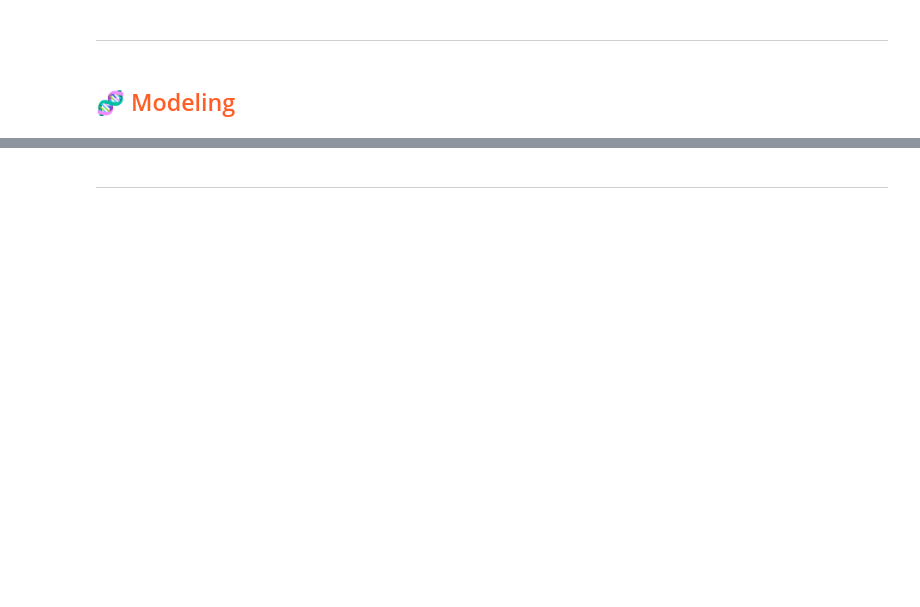
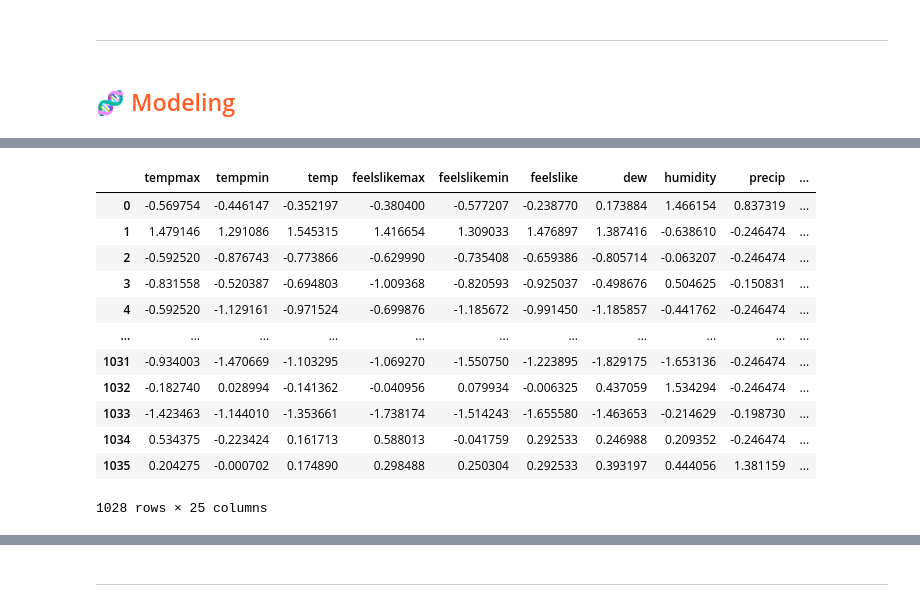
Before and after one commit to erno98/ID2223, a Jupyter notebook: air_quality/3_training.ipynb, the cells around one changed output, grey strips where cells are left out. Saved outputs shown, nothing was run; the diff lists cells and outputs as text; code cells hidden in the pictures; blank space fills up the shorter version.

```diff
--- a/air_quality/3_training.ipynb
+++ b/air_quality/3_training.ipynb
@@ -108,3 +74,19 @@ You should consider upgrading via the '/Users/arrade/.pyenv/versions/3.9.6/bin/p
+# %%
+X
+# %% [output]
+|  | tempmax | tempmin | temp | feelslikemax | feelslikemin | feelslike | dew | humidity | precip | ... |
+| 0 | -0.569754 | -0.446147 | -0.352197 | -0.380400 | -0.577207 | -0.238770 | 0.173884 | 1.466154 | 0.837319 | ... |
+| 1 | 1.479146 | 1.291086 | 1.545315 | 1.416654 | 1.309033 | 1.476897 | 1.387416 | -0.638610 | -0.246474 | ... |
+| 2 | -0.592520 | -0.876743 | -0.773866 | -0.629990 | -0.735408 | -0.659386 | -0.805714 | -0.063207 | -0.246474 | ... |
+| 3 | -0.831558 | -0.520387 | -0.694803 | -1.009368 | -0.820593 | -0.925037 | -0.498676 | 0.504625 | -0.150831 | ... |
+| 4 | -0.592520 | -1.129161 | -0.971524 | -0.699876 | -1.185672 | -0.991450 | -1.185857 | -0.441762 | -0.246474 | ... |
+| ... | ... | ... | ... | ... | ... | ... | ... | ... | ... | ... |
+| 1031 | -0.934003 | -1.470669 | -1.103295 | -1.069270 | -1.550750 | -1.223895 | -1.829175 | -1.653136 | -0.246474 | ... |
+| 1032 | -0.182740 | 0.028994 | -0.141362 | -0.040956 | 0.079934 | -0.006325 | 0.437059 | 1.534294 | -0.246474 | ... |
+| 1033 | -1.423463 | -1.144010 | -1.353661 | -1.738174 | -1.514243 | -1.655580 | -1.463653 | -0.214629 | -0.198730 | ... |
+| 1034 | 0.534375 | -0.223424 | 0.161713 | 0.588013 | -0.041759 | 0.292533 | 0.246988 | 0.209352 | -0.246474 | ... |
+| 1035 | 0.204275 | -0.000702 | 0.174890 | 0.298488 | 0.250304 | 0.292533 | 0.393197 | 0.444056 | 1.381159 | ... |
+1028 rows × 25 columns
 # %%
 from sklearn.ensemble import RandomForestRegressor
 from sklearn.linear_model import Lasso
```
Also changed, not shown: parts of 9 cells of this notebook, 19 other files.
